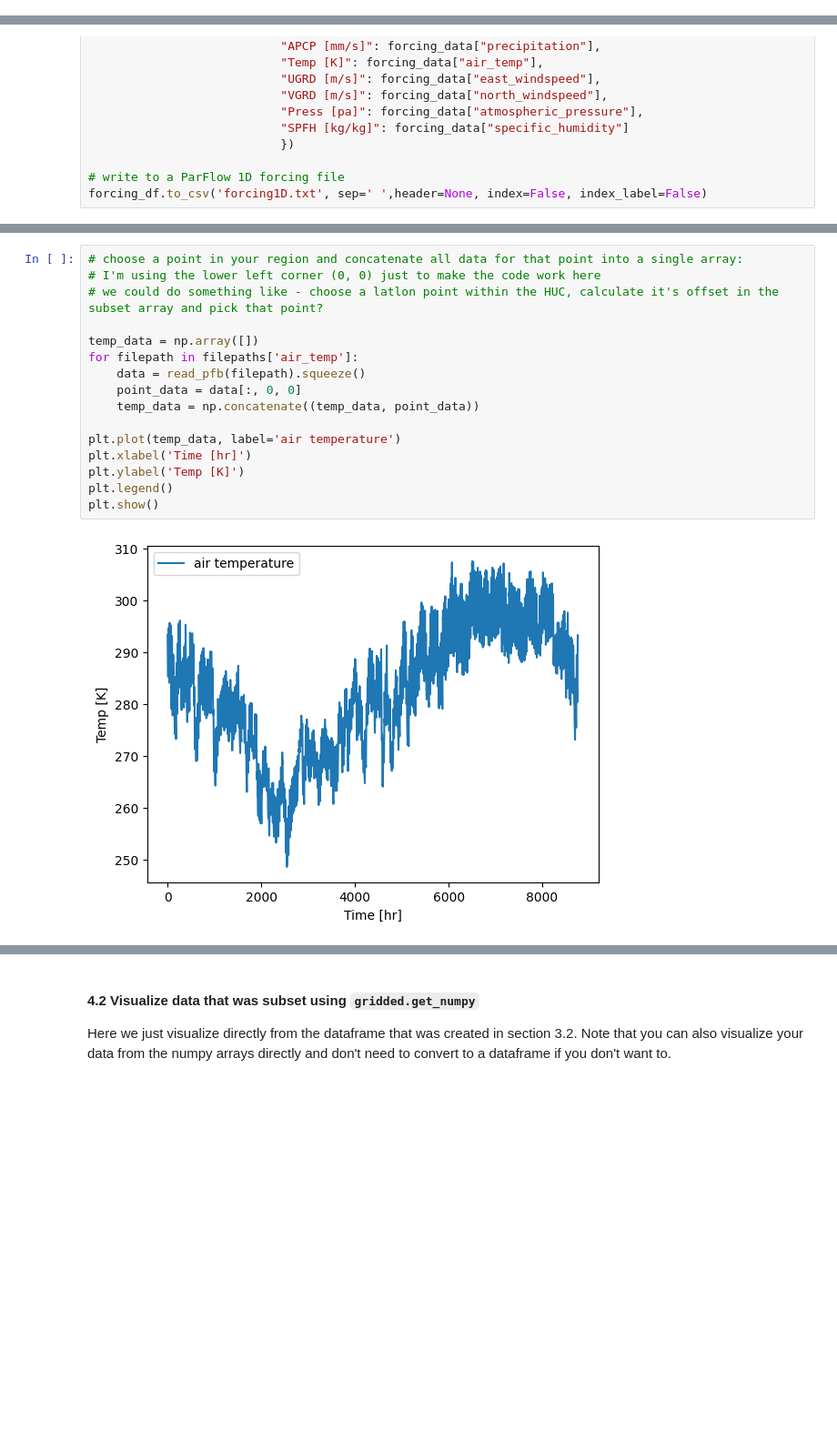
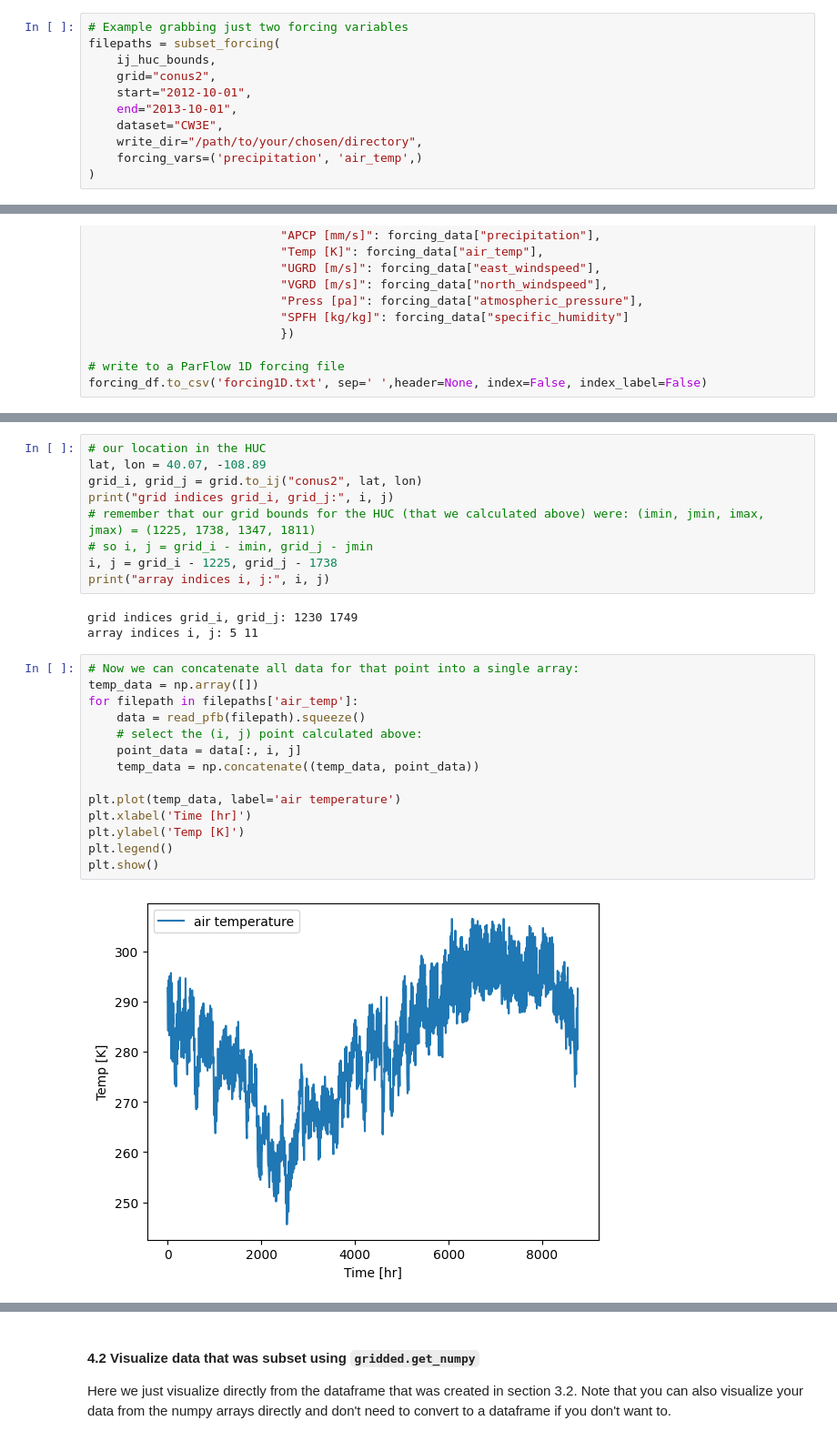
Before and after one commit to hydroframe/subsettools, a Jupyter notebook: docs/examples/subset_forcing_data.ipynb, the cells around one changed output, grey strips where cells are left out. Shown at 91% size. Cells and saved outputs as stored; diff of their text form; blank space fills up the shorter version.

```diff
--- a/docs/examples/subset_forcing_data.ipynb
+++ b/docs/examples/subset_forcing_data.ipynb
@@ -140,0 +126,11 @@ Finished writing precipitation to folder
+# %%
+# Example grabbing just two forcing variables
+filepaths = subset_forcing(
+    ij_huc_bounds,
+    grid="conus2",
+    start="2012-10-01",
+    end="2013-10-01",
+    dataset="CW3E",
+    write_dir="/path/to/your/chosen/directory",
+    forcing_vars=('precipitation', 'air_temp',)
+)
@@ -204,18 +207,28 @@ Here we use the `readpfb` function [from PFTools](https://parflow.readthedocs.io
+# %%
+# our location in the HUC
+lat, lon = 40.07, -108.89
+grid_i, grid_j = grid.to_ij("conus2", lat, lon)
+print("grid indices grid_i, grid_j:", i, j)
+# remember that our grid bounds for the HUC (that we calculated above) were: (imin, jmin, imax, jmax) = (1225, 1738, 1347, 1811)
+# so i, j = grid_i - imin, grid_j - jmin
+i, j = grid_i - 1225, grid_j - 1738
+print("array indices i, j:", i, j)
+# %% [output]
+grid indices grid_i, grid_j: 1230 1749
+array indices i, j: 5 11
 # %%
-# choose a point in your region and concatenate all data for that point into a single array:
-# I'm using the lower left corner (0, 0) just to make the code work here
-# we could do something like - choose a latlon point within the HUC, calculate it's offset in the subset array and pick that point?
-
+# Now we can concatenate all data for that point into a single array:
 temp_data = np.array([])
 for filepath in filepaths['air_temp']:
     data = read_pfb(filepath).squeeze()
-    point_data = data[:, 0, 0]
+    # select the (i, j) point calculated above:
+    point_data = data[:, i, j]
     temp_data = np.concatenate((temp_data, point_data))
 
 plt.plot(temp_data, label='air temperature')
 plt.xlabel('Time [hr]')
 plt.ylabel('Temp [K]')
 plt.legend()
 plt.show()
 # %% [output]
-[figure, old version]
+[figure, new version]
```
Also changed, not shown: parts of 7 cells of this notebook.
